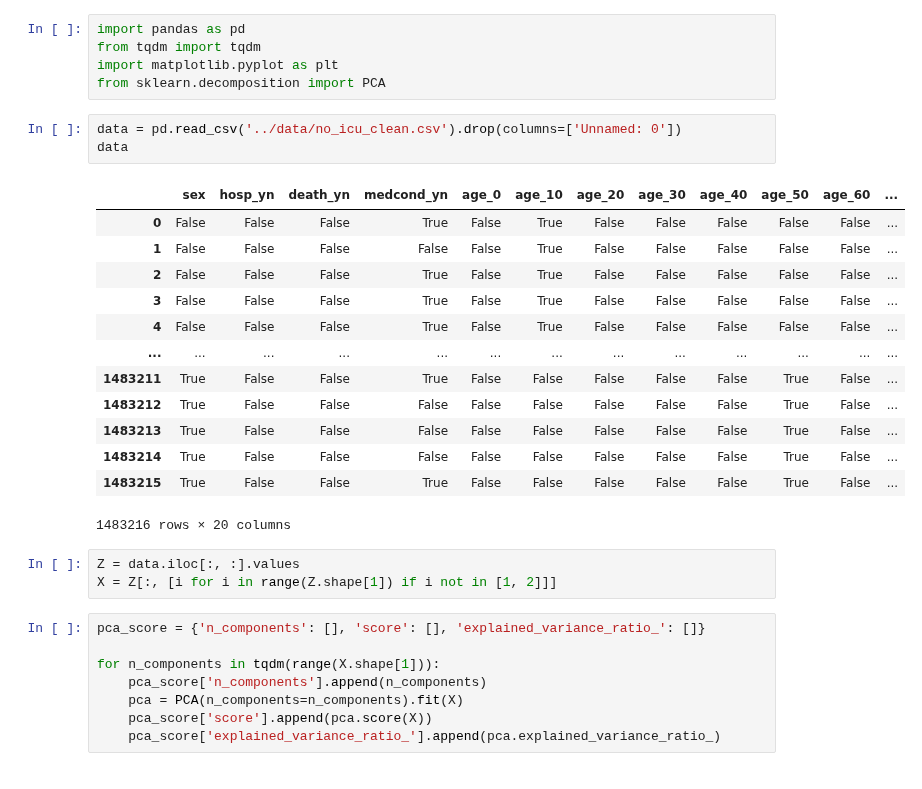
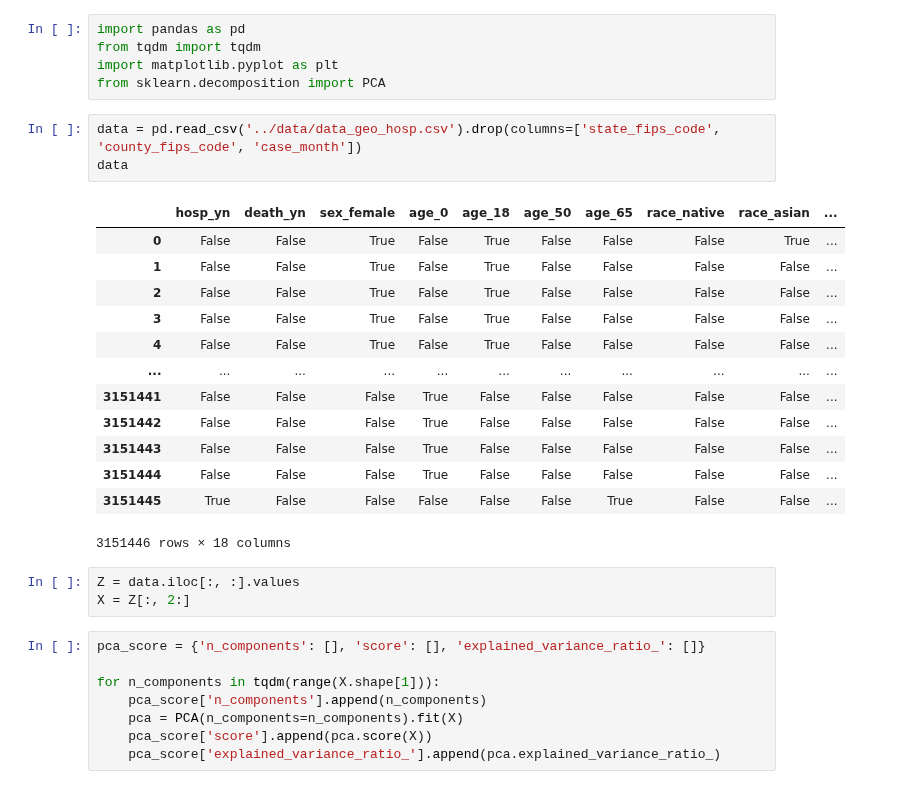
Before and after one commit to psaegert/AML-Final, a Jupyter notebook: dimensionality_reduction/pca.ipynb, the cells around one changed output. Drawn from its saved outputs; the diff is of its cells as text.

```diff
--- a/dimensionality_reduction/pca.ipynb
+++ b/dimensionality_reduction/pca.ipynb
@@ -4,25 +4,25 @@ from tqdm import tqdm
 import matplotlib.pyplot as plt
 from sklearn.decomposition import PCA
 # %%
-data = pd.read_csv('../data/no_icu_clean.csv').drop(columns=['Unnamed: 0'])
+data = pd.read_csv('../data/data_geo_hosp.csv').drop(columns=['state_fips_code', 'county_fips_code', 'case_month'])
 data
 # %% [output]
-|  | sex | hosp_yn | death_yn | medcond_yn | age_0 | age_10 | age_20 | age_30 | age_40 | age_50 | age_60 | ... |
-| 0 | False | False | False | True | False | True | False | False | False | False | False | ... |
-| 1 | False | False | False | False | False | True | False | False | False | False | False | ... |
-| 2 | False | False | False | True | False | True | False | False | False | False | False | ... |
-| 3 | False | False | False | True | False | True | False | False | False | False | False | ... |
-| 4 | False | False | False | True | False | True | False | False | False | False | False | ... |
-| ... | ... | ... | ... | ... | ... | ... | ... | ... | ... | ... | ... | ... |
-| 1483211 | True | False | False | True | False | False | False | False | False | True | False | ... |
-| 1483212 | True | False | False | False | False | False | False | False | False | True | False | ... |
-| 1483213 | True | False | False | False | False | False | False | False | False | True | False | ... |
-| 1483214 | True | False | False | False | False | False | False | False | False | True | False | ... |
-| 1483215 | True | False | False | True | False | False | False | False | False | True | False | ... |
+|  | hosp_yn | death_yn | sex_female | age_0 | age_18 | age_50 | age_65 | race_native | race_asian | ... |
+| 0 | False | False | True | False | True | False | False | False | True | ... |
+| 1 | False | False | True | False | True | False | False | False | False | ... |
+| 2 | False | False | True | False | True | False | False | False | False | ... |
+| 3 | False | False | True | False | True | False | False | False | False | ... |
+| 4 | False | False | True | False | True | False | False | False | False | ... |
+| ... | ... | ... | ... | ... | ... | ... | ... | ... | ... | ... |
+| 3151441 | False | False | False | True | False | False | False | False | False | ... |
+| 3151442 | False | False | False | True | False | False | False | False | False | ... |
+| 3151443 | False | False | False | True | False | False | False | False | False | ... |
+| 3151444 | False | False | False | True | False | False | False | False | False | ... |
+| 3151445 | True | False | False | False | False | False | True | False | False | ... |
-1483216 rows × 20 columns
+3151446 rows × 18 columns
 # %%
 Z = data.iloc[:, :].values
-X = Z[:, [i for i in range(Z.shape[1]) if i not in [1, 2]]]
+X = Z[:, 2:]
 # %%
 pca_score = {'n_components': [], 'score': [], 'explained_variance_ratio_': []}
 
```
Also changed, not shown: parts of 1 cell of this notebook.
